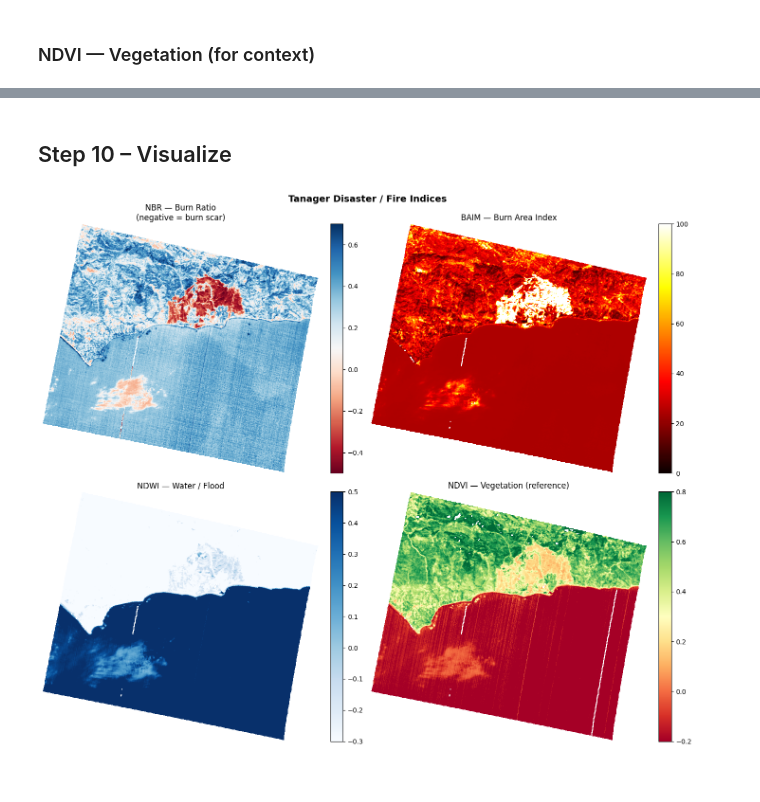
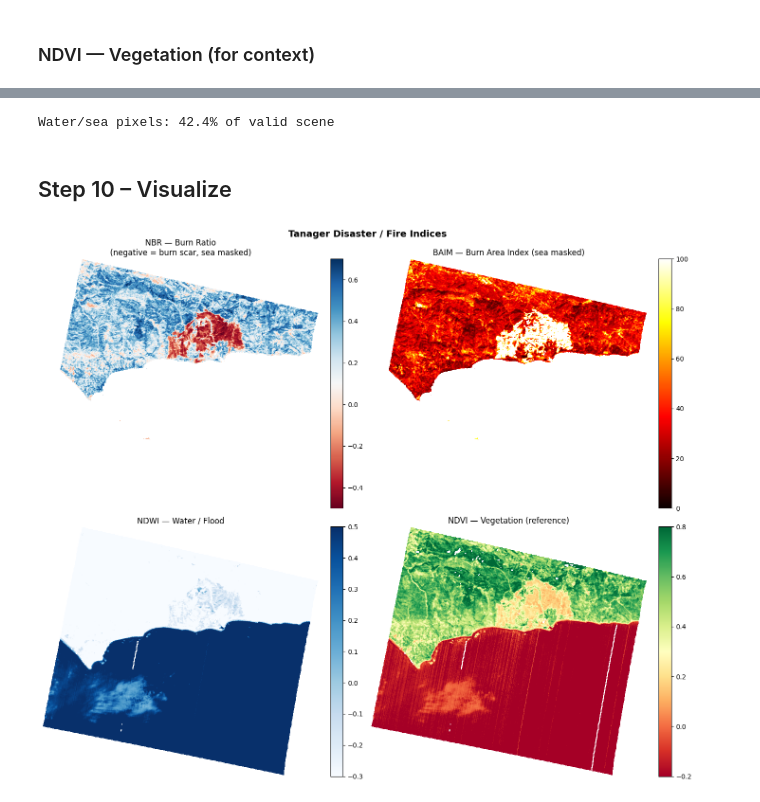
Before and after one commit to Tnecniv-Teikram/813-hyperspectral-hackathon, a Jupyter notebook: 04_climate_disasters_fire_flood.ipynb, the cells around one changed output, grey strips where cells are left out. Saved outputs shown, nothing was run; the diff lists cells and outputs as text; code cells hidden in the pictures.

```diff
--- a/04_climate_disasters_fire_flood.ipynb
+++ b/04_climate_disasters_fire_flood.ipynb
@@ -299,30 +304,38 @@ NDVI = (R_nir - R_red) / (R_nir + R_red + eps)
+# %%
+sea_mask = (NDWI > 0.1) & valid
+print(f"Water/sea pixels: {sea_mask.mean()*100:.1f}% of valid scene")
+# %% [output]
+Water/sea pixels: 42.4% of valid scene
 # %% [markdown]
 ## Step 10 – Visualize
 # %%
 import matplotlib.pyplot as plt
 
+NBR_disp  = np.where(sea_mask, np.nan, NBR)
+BAIM_disp = np.where(sea_mask, np.nan, BAIM)
+
 fig, axes = plt.subplots(2, 2, figsize=(14, 12))
 
-im1 = axes[0,0].imshow(NBR,  cmap="RdBu",     vmin=-0.5, vmax=0.7)
-axes[0,0].set_title("NBR — Burn Ratio\n(negative = burn scar)"); axes[0,0].axis("off")
+im1 = axes[0,0].imshow(NBR_disp,  cmap="RdBu",     vmin=-0.5, vmax=0.7)
+axes[0,0].set_title("NBR — Burn Ratio\n(negative = burn scar, sea masked)"); axes[0,0].axis("off")
 plt.colorbar(im1, ax=axes[0,0], fraction=0.046, pad=0.04)
 
-im2 = axes[0,1].imshow(BAIM, cmap="hot",      vmin=0,    vmax=100)
-axes[0,1].set_title("BAIM — Burn Area Index"); axes[0,1].axis("off")
+im2 = axes[0,1].imshow(BAIM_disp, cmap="hot",      vmin=0,    vmax=100)
+axes[0,1].set_title("BAIM — Burn Area Index (sea masked)"); axes[0,1].axis("off")
 plt.colorbar(im2, ax=axes[0,1], fraction=0.046, pad=0.04)
 
 im3 = axes[1,0].imshow(NDWI, cmap="Blues",    vmin=-0.3, vmax=0.5)
 axes[1,0].set_title("NDWI — Water / Flood"); axes[1,0].axis("off")
 plt.colorbar(im3, ax=axes[1,0], fraction=0.046, pad=0.04)
 
 im4 = axes[1,1].imshow(NDVI, cmap="RdYlGn",   vmin=-0.2, vmax=0.8)
 axes[1,1].set_title("NDVI — Vegetation (reference)"); axes[1,1].axis("off")
 plt.colorbar(im4, ax=axes[1,1], fraction=0.046, pad=0.04)
 
 plt.suptitle("Tanager Disaster / Fire Indices", fontsize=14, fontweight="bold")
 plt.tight_layout(); plt.show()
 # %% [output]
-[figure, old version]
+[figure, new version]
 # %% [markdown]
 ## Step 11 – Classify Burn Severity
 
```
Also changed, not shown: parts of 12 cells of this notebook, 6 other files.
